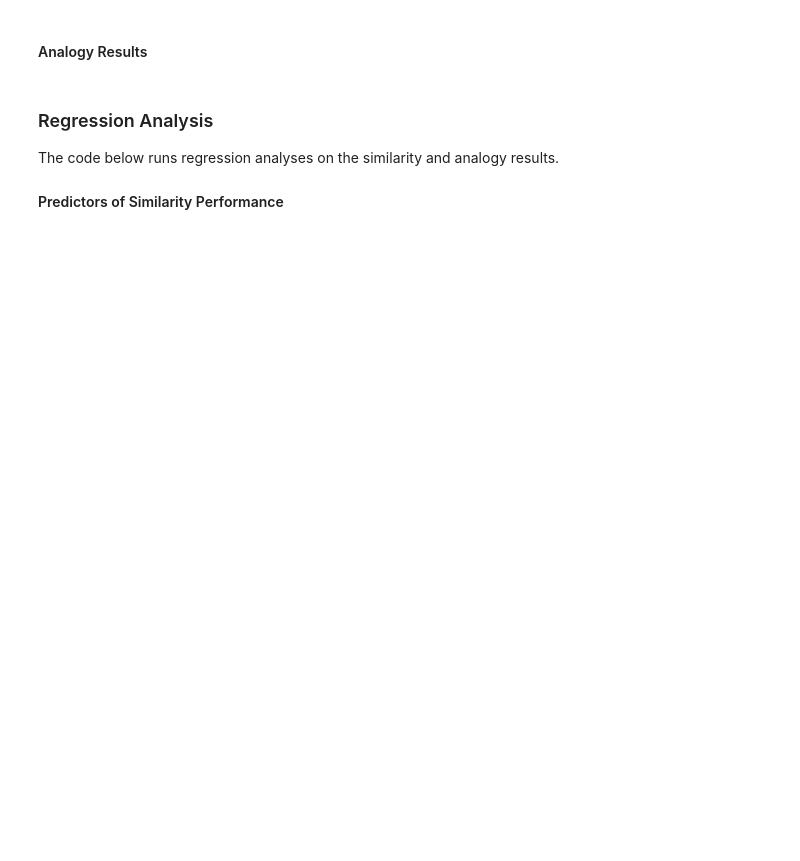
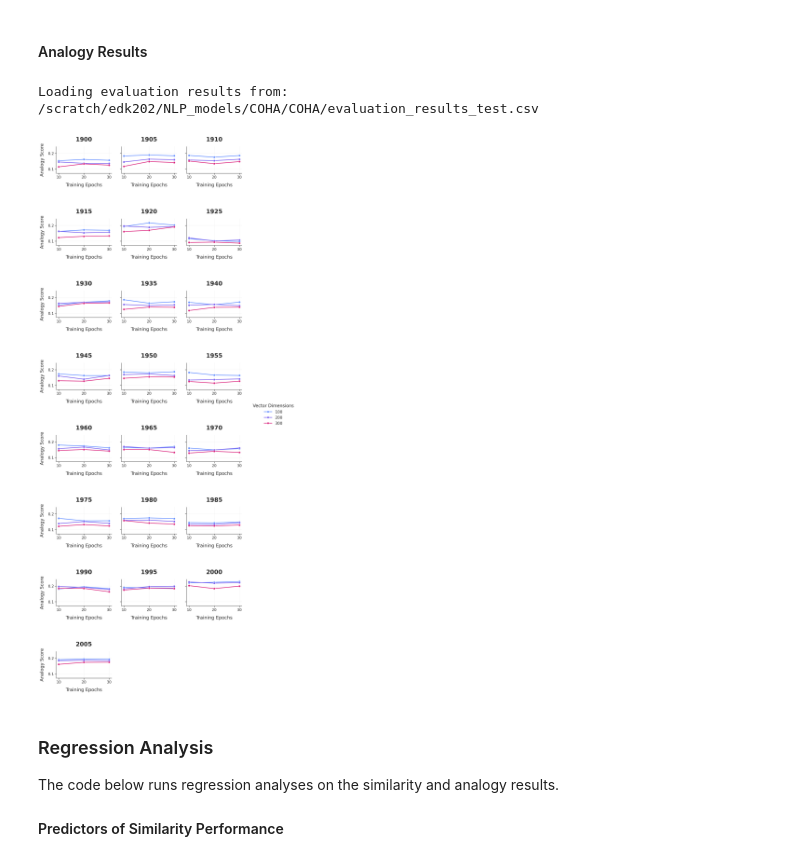
Before and after one commit to eric-d-knowles/lexichron, a Jupyter notebook: notebooks/coha_training_workflow.ipynb, the cells around one changed output. Saved outputs shown, nothing was run; the diff lists cells and outputs as text; code cells hidden in the pictures; blank space fills up the shorter version.

```diff
--- a/notebooks/coha_training_workflow.ipynb
+++ b/notebooks/coha_training_workflow.ipynb
@@ -152,14 +202,17 @@ plot_evaluation_results(
 # %%
 plot_evaluation_results(
     corpus_path='/scratch/edk202/NLP_corpora/COHA',
     dir_suffix='test',
-    genre_focus=['fic'],
+    genre_focus=genre_focus,
     metric='analogy_score',
     x_vars=['epochs','vector_size'],
     panel_by='year',
     plot_type='line',
     display_dpi=160
-)
+);
+# %% [output]
+Loading evaluation results from: /scratch/edk202/NLP_models/COHA/COHA/evaluation_results_test.csv
+[figure, added]
 # %% [markdown]
 ### Regression Analysis
 The code below runs regression analyses on the similarity and analogy results.
```
Also changed, not shown: parts of 9 cells of this notebook, 34 other files.
